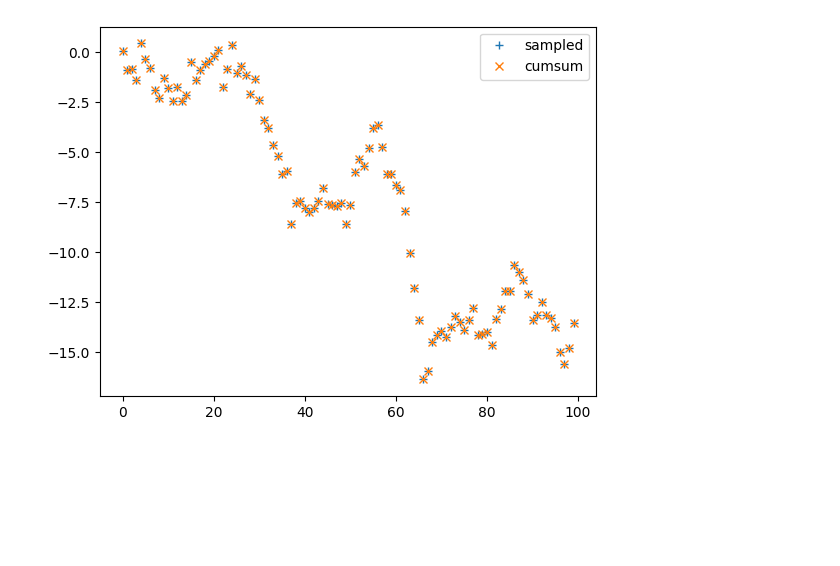
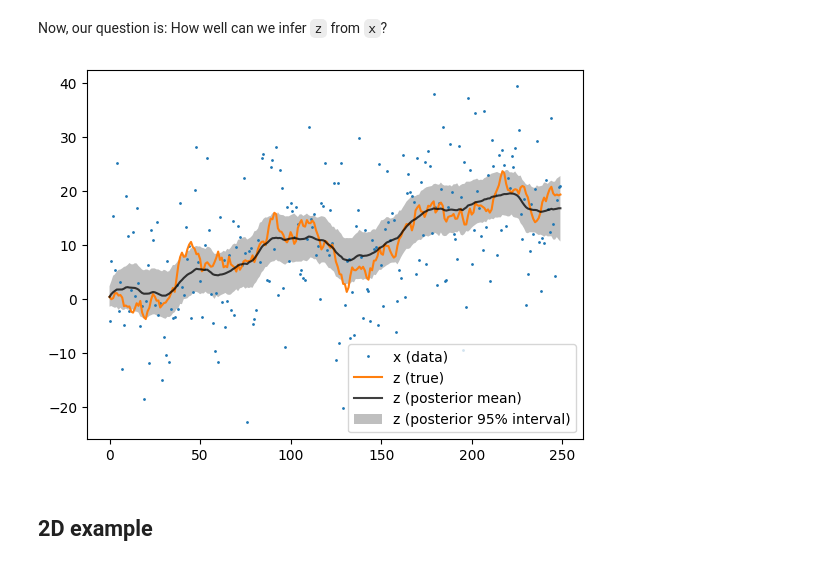
Before and after one commit to justindomke/pangolin, a Jupyter notebook: demos/autoregressive.ipynb, the cells around one changed output. Cells and saved outputs as stored; diff of their text form; code cells hidden in the pictures; blank space fills up the shorter version.

```diff
--- a/demos/autoregressive.ipynb
+++ b/demos/autoregressive.ipynb
@@ -14,11 +48,30 @@ plt.plot(zs.T);
+# %% [markdown]
+Now, our question is: How well can we infer `z` from `x`?
+# %%
+# do inference: draw samples from posterior p(z | x==x_obs)
+niter = 1000 # number of MCMC samples
+z_samps = pangolin.blackjax.sample(z, x, x_obs, niter=niter)
+
+# yes, it's that easy.
+
+# check that shape is as expected
+assert z_samps.shape == (niter, timesteps)
+
+# show posterior
+plot(z_true, x_obs, z_samps)
+# %% [output]
+[figure, added]
+# %% [markdown]
+## 2D example
 # %%
-# cumulative sum
-cumsum = pg.autoregressive(lambda last, input: last+input)
-a = np.random.randn(100)
-z = cumsum(0.0, a)
-z_samp = pg.sample(z,niter=None)
-plt.plot(z_samp,'+',label='sampled')
-plt.plot(np.cumsum(a),'x',label='cumsum')
-plt.legend();
+# define 2d random walk with observation noise
+start     = [0.0, 0.0]
+z_noise   = 1.0
+x_noise   = 10.0
+timesteps = 250
+
+z = pi.autoregressive(lambda last: pi.normal(last,z_noise), timesteps)(start)
+x = pi.vmap(lambda zi: pi.normal(zi, x_noise))(z)
+
+# check that shapes are as expected
+assert z.shape == x.shape == (timesteps, 2)
-# %% [output]
-[figure, removed]
```
Also changed, not shown: parts of 11 cells of this notebook.
